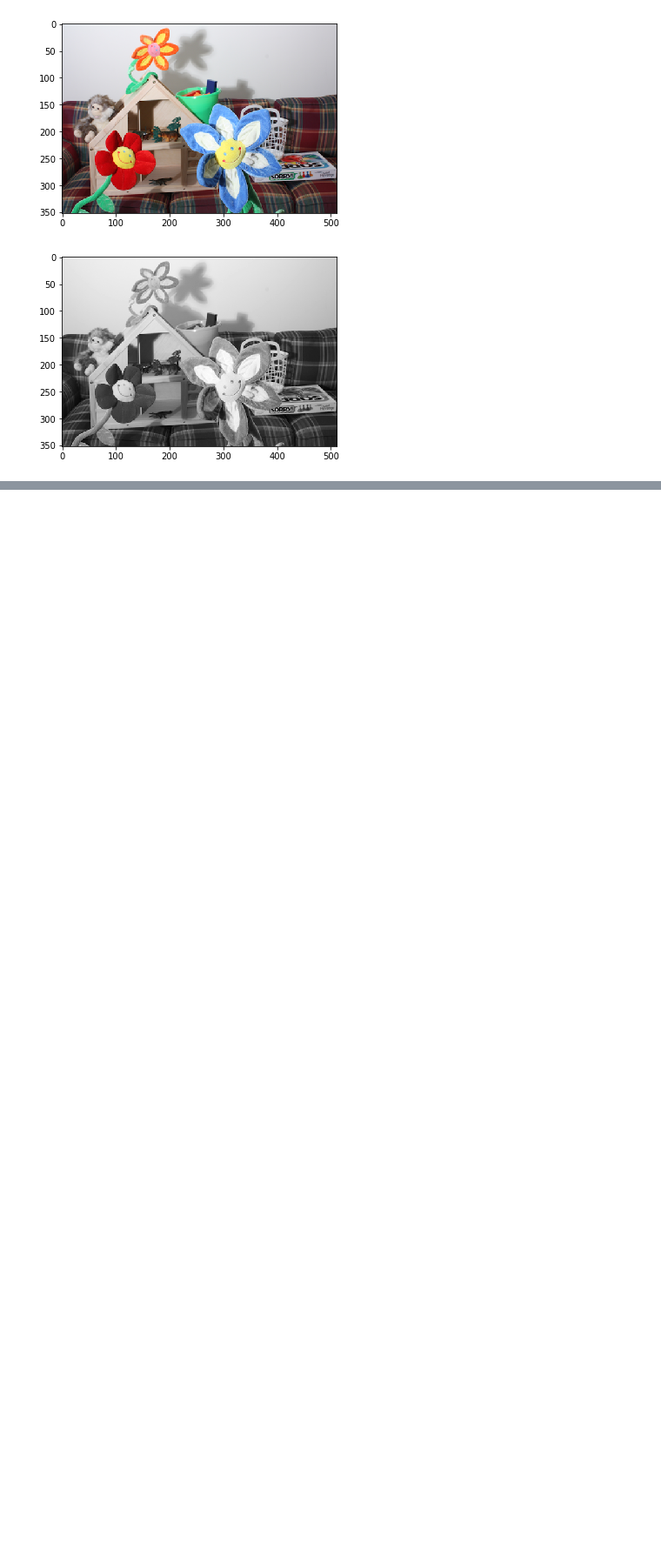
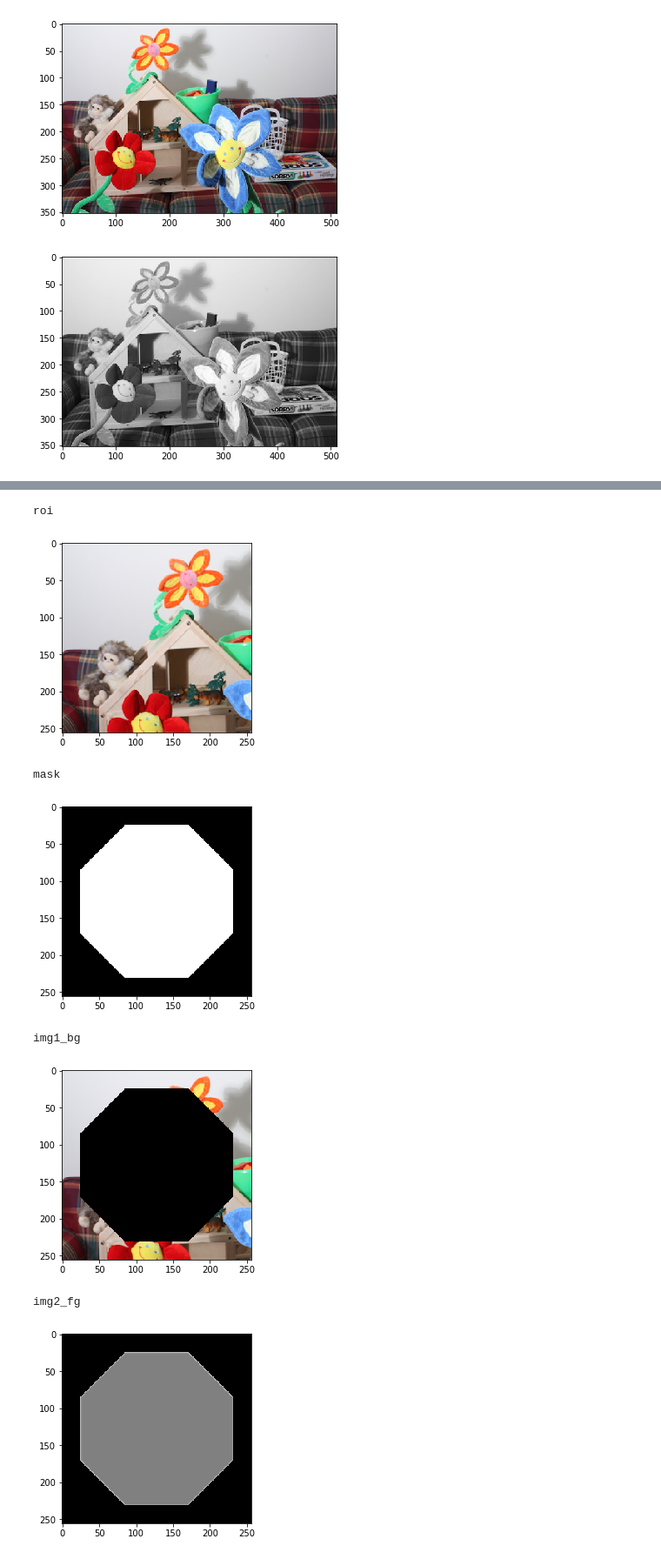
Before and after one commit to xmnlab/notebooks, a Jupyter notebook: cv/OpenCV.ipynb, the cells around one changed output, grey strips where cells are left out. Shown at 87% size. Saved outputs shown, nothing was run; the diff lists cells and outputs as text; code cells hidden in the pictures; blank space fills up the shorter version.

```diff
--- a/cv/OpenCV.ipynb
+++ b/cv/OpenCV.ipynb
@@ -118,0 +192,64 @@ while True:
+# %%
+img1 = cv2.imread('flowers-left.png', cv2.IMREAD_COLOR)
+img2 = cv2.imread('octagon.png', cv2.IMREAD_COLOR)
+
+img1 = cv2.cvtColor(src=img1, code=cv2.COLOR_BGR2RGB)
+img2 = cv2.cvtColor(src=img2, code=cv2.COLOR_BGR2RGB)
+
+# roi = subsection of img1 with shape equal to img2
+rows, cols, channels = img2.shape
+roi = img1[:rows, :cols]
+
+print('roi')
+plt.imshow(roi, 'gnuplot2')
+plt.show()
+
+# create a mask with img2
+img2gray = cv2.cvtColor(src=img2, code=cv2.COLOR_BGR2GRAY)
+ret, mask = cv2.threshold(
+    src=img2gray, thresh=200, maxval=255,
+    type=cv2.THRESH_BINARY_INV
+)
+
+print('mask')
+plt.imshow(mask, 'gnuplot2')
+plt.show()
+
+# invert mask
+mask_inv = cv2.bitwise_not(src=mask)
+
+# copy data contained in the mask_inv area
+# (background of img2) on img1
+img1_bg = cv2.bitwise_and(src1=roi, src2=roi, mask=mask_inv)
+# copy data contained in the mask area on img2 (with no background)
+img2_fg = cv2.bitwise_and(src1=img2, src2=img2, mask=mask)
+
+print('img1_bg')
+plt.imshow(img1_bg, 'gnuplot2')
+plt.show()
+
+print('img2_fg')
+plt.imshow(img2_fg, 'gnuplot2')
+plt.show()
+
+# joins img1_bg and img2_fg
+dst = cv2.add(src1=img1_bg, src2=img2_fg)
+
+# updates img1
+img = img1.copy()
+img[:rows, :cols] = dst
+
+print('new_img')
+plt.imshow(img, 'gnuplot2')
+plt.show()
+
+plt.close()
+# %% [output]
+roi
+[figure, added]
+mask
+[figure, added]
+img1_bg
+[figure, added]
+img2_fg
+[figure, added]
```
Also changed, not shown: parts of 30 cells of this notebook, 2 other files.
